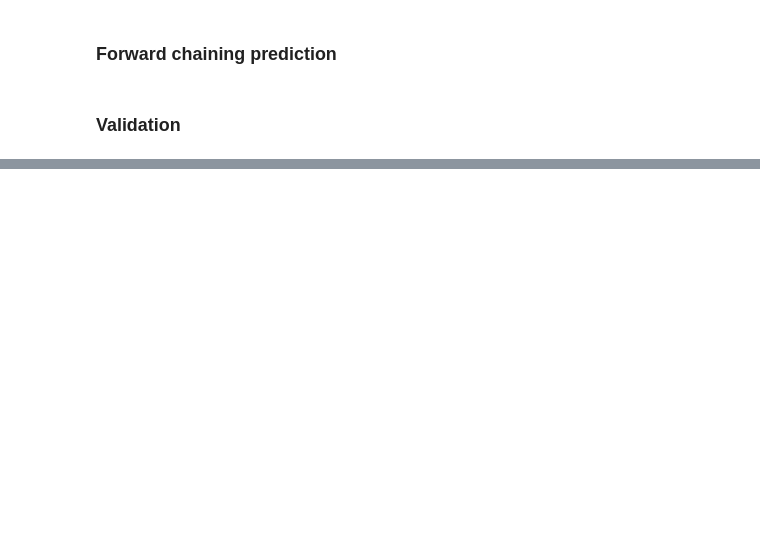
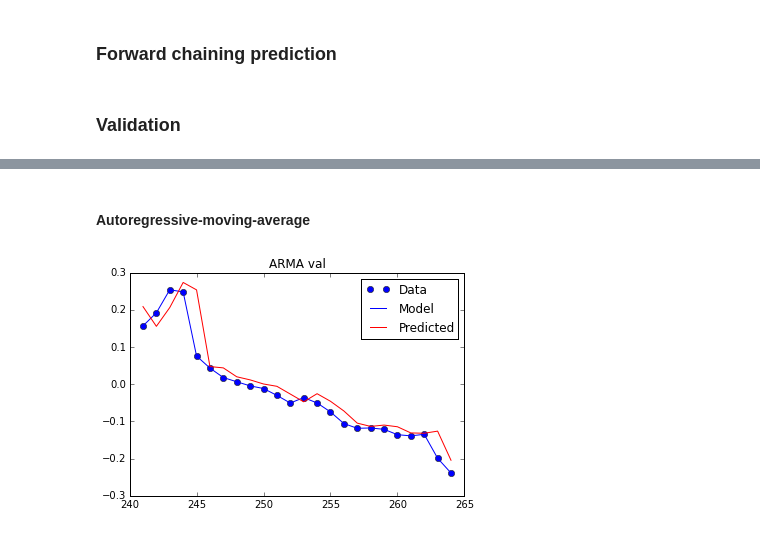
Before and after one commit to mkarlovc/ts, a Jupyter notebook: TimeSeries Analysis.ipynb, the cells around one changed output, grey strips where cells are left out. Saved outputs shown, nothing was run; the diff lists cells and outputs as text; code cells hidden in the pictures; blank space fills up the shorter version.

```diff
--- a/TimeSeries Analysis.ipynb
+++ b/TimeSeries Analysis.ipynb
@@ -45,0 +98,6 @@ model.plot_pred("AR val", indicator, model.AR(indicator), validation[0], validat
+# %% [markdown]
+#### Autoregressive-moving-average
+# %%
+model.plot_pred("ARMA val", indicator, indicator, fc_arma[0], fc_arma[1])
+# %% [output]
+[figure, added]
```
Also changed, not shown: parts of 27 cells of this notebook, 5 other files.
